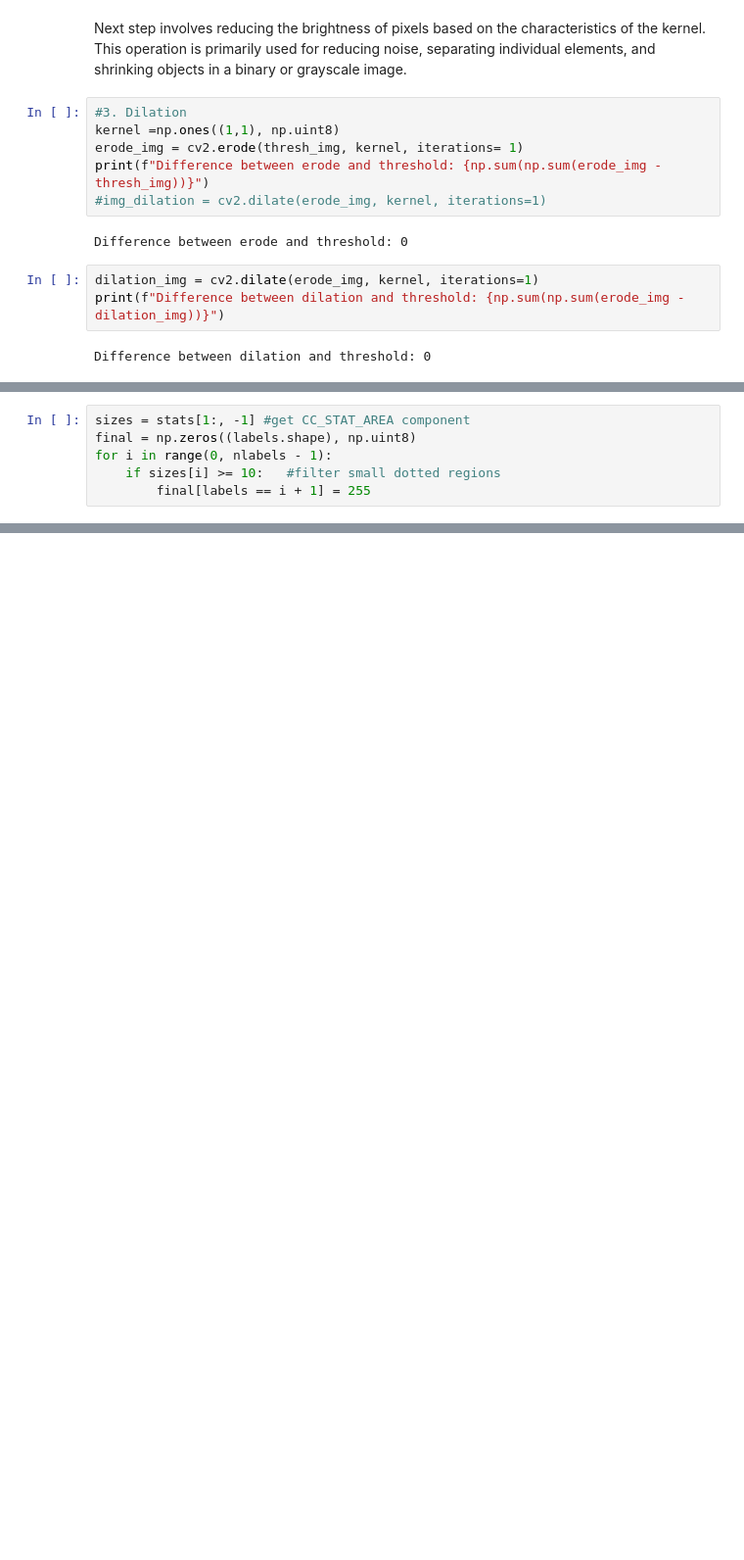
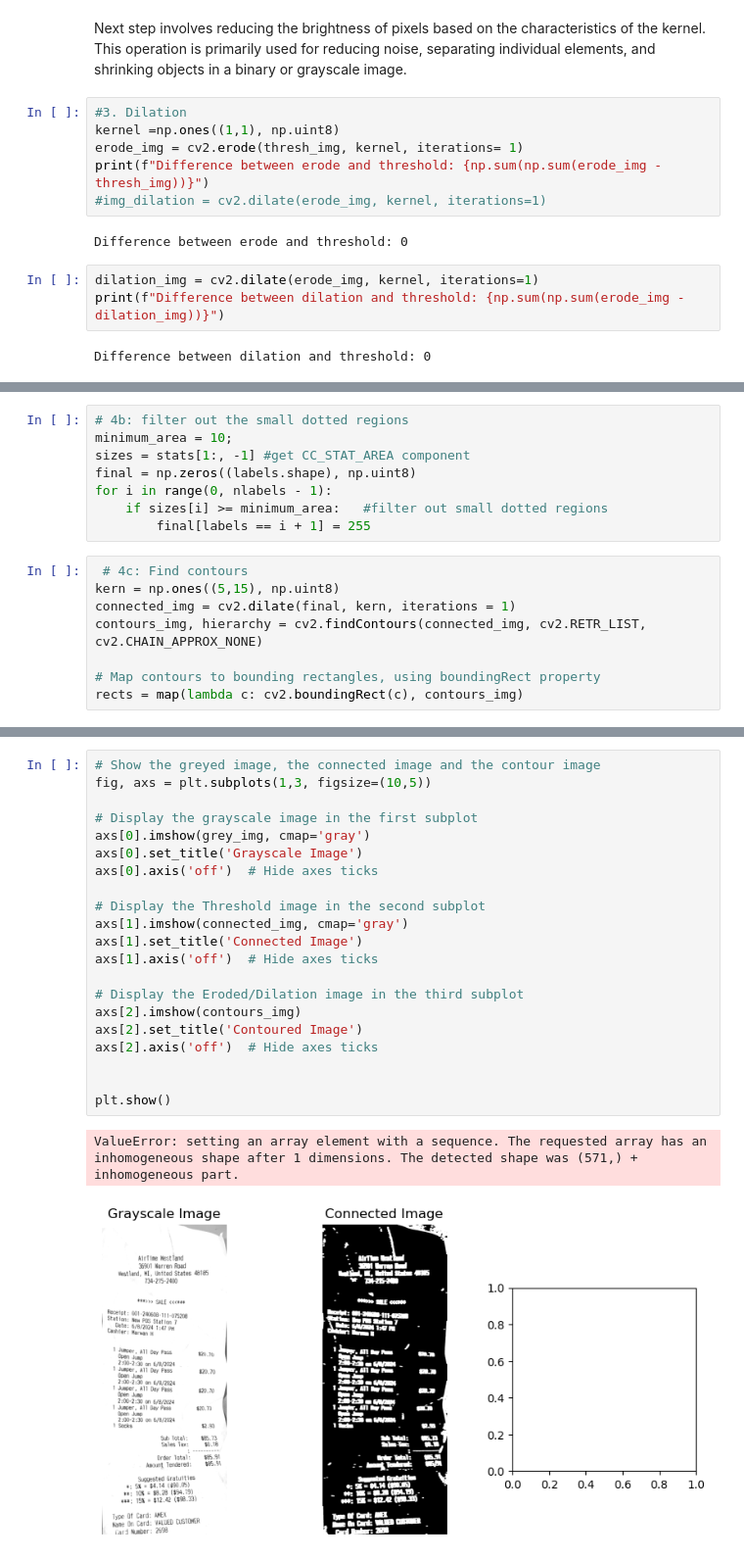
Before and after one commit to kymayodeji/receipts, a Jupyter notebook: practice.ipynb, the cells around one changed output, grey strips where cells are left out. Shown at 98% size. Saved outputs shown, nothing was run; the diff lists cells and outputs as text; blank space fills up the shorter version.

```diff
--- a/practice.ipynb
+++ b/practice.ipynb
@@ -235,6 +219,16 @@ array([4, 1, 1, ..., 1, 2, 1], dtype=int32)
 # %%
+# 4b: filter out the small dotted regions
+minimum_area = 10;
 sizes = stats[1:, -1] #get CC_STAT_AREA component
 final = np.zeros((labels.shape), np.uint8)
 for i in range(0, nlabels - 1):
-    if sizes[i] >= 10:   #filter small dotted regions
+    if sizes[i] >= minimum_area:   #filter out small dotted regions
         final[labels == i + 1] = 255
+# %%
+ # 4c: Find contours
+kern = np.ones((5,15), np.uint8)
+connected_img = cv2.dilate(final, kern, iterations = 1)
+contours_img, hierarchy = cv2.findContours(connected_img, cv2.RETR_LIST, cv2.CHAIN_APPROX_NONE)
+
+# Map contours to bounding rectangles, using boundingRect property
+rects = map(lambda c: cv2.boundingRect(c), contours_img)
@@ -240,0 +268,24 @@ for i in range(0, nlabels - 1):
+# %%
+# Show the greyed image, the connected image and the contour image
+fig, axs = plt.subplots(1,3, figsize=(10,5))
+
+# Display the grayscale image in the first subplot
+axs[0].imshow(grey_img, cmap='gray')
+axs[0].set_title('Grayscale Image')
+axs[0].axis('off')  # Hide axes ticks
+
+# Display the Threshold image in the second subplot
+axs[1].imshow(connected_img, cmap='gray')
+axs[1].set_title('Connected Image')
+axs[1].axis('off')  # Hide axes ticks
+
+# Display the Eroded/Dilation image in the third subplot
+axs[2].imshow(contours_img)
+axs[2].set_title('Contoured Image')
+axs[2].axis('off')  # Hide axes ticks
+
+
+plt.show()
+# %% [output]
+ValueError: setting an array element with a sequence. The requested array has an inhomogeneous shape after 1 dimensions. The detected shape was (571,) + inhomogeneous part.
+[figure, added]
```
Also changed, not shown: parts of 14 cells of this notebook, 8 other files.
